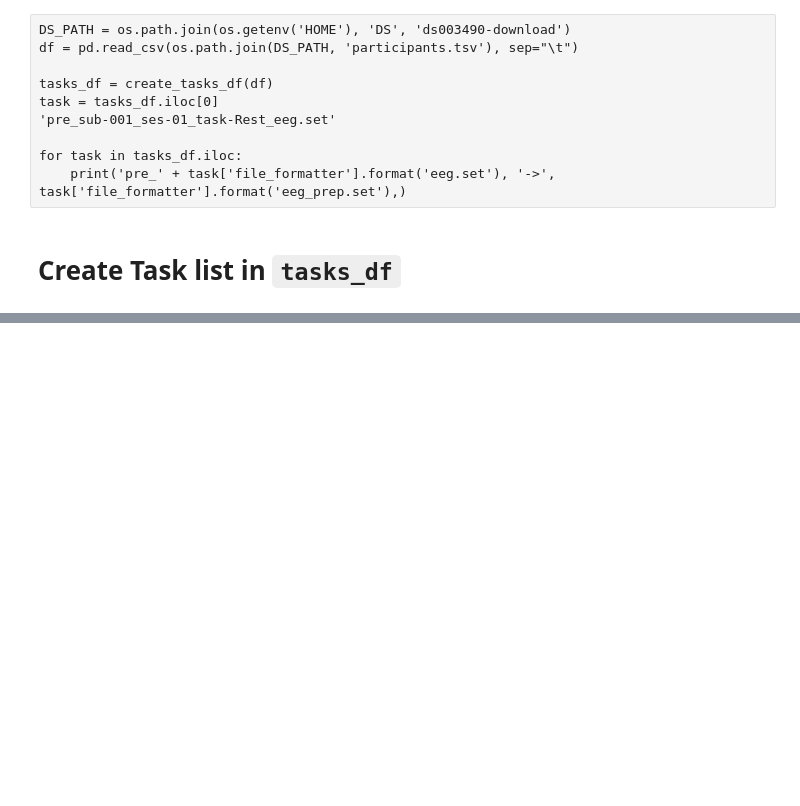
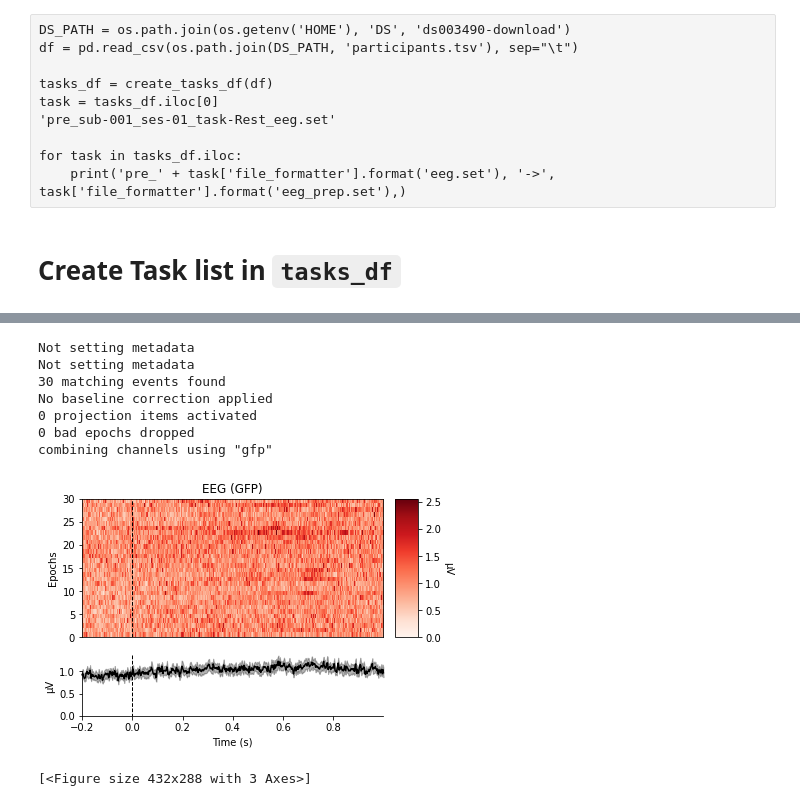
Before and after one commit to AIRLab-Sharif/Parkinson-PAC, a Jupyter notebook: python/simple_pipeline.ipynb, the cells around one changed output, grey strips where cells are left out. Cells and saved outputs as stored; diff of their text form; code cells hidden in the pictures; blank space fills up the shorter version.

```diff
--- a/python/simple_pipeline.ipynb
+++ b/python/simple_pipeline.ipynb
@@ -245,0 +250,39 @@ finished
+# %%
+task = tasks_df.iloc[0]
+if 1:
+#     if (check_completed(task)):
+#         return
+
+    raw = mne.io.read_raw_eeglab(os.path.join(task['dir'], 'pre_' + task['file_formatter'].format('eeg.set')),
+                                 preload=True, verbose=0)
+    # raw.drop_channels(['X', 'Y', 'Z'])
+    raw.drop_channels(['VEOG'])
+    raw.set_eeg_reference()
+
+    for ch in raw._data:
+        ch -= ch.mean()
+        ch /= ch.std()
+        ch *= 1e-6
+
+    # create_elc_file(task)
+    # montage = mne.channels.read_custom_montage(os.path.join(
+    #     task.dir, task.file_formatter.format('electrodes.elc')))
+    montage = mne.channels.read_custom_montage('Standard-10-20-Cap81.locs')
+    raw.set_montage(montage)
+
+    # mne.viz.plot_topomap(raw._data[:, 194000], raw.info, axes=ax,
+    #                      show=False)
+
+    eeg_picks = mne.pick_types(raw.info, eeg=True, meg=False, eog=True)
+    # freqs = (60, 120, 180, 240)
+    # raw_notch = raw.copy().notch_filter(freqs=freqs, picks=eeg_picks, verbose=0)
+    # raw_filtered = raw_notch.copy().filter(l_freq=1, h_freq=150, verbose=0)
+
+    events, event_dict = mne.events_from_annotations(raw, verbose=0)
+    epochs = mne.Epochs(raw, events, event_id=event_dict,
+                        tmin=-0.2, tmax=1, preload=True, verbose=0)
+
+    selected_events = ['S200', 'S201', 'S202']
+    erps = {}
+    for ev in selected_events:
+        erps[ev] = epochs[ev].average()
@@ -245,0 +331,13 @@ finished
+# %%
+epo = epochs['S200']
+epo.plot_image()
+# %% [output]
+Not setting metadata
+Not setting metadata
+30 matching events found
+No baseline correction applied
+0 projection items activated
+0 bad epochs dropped
+combining channels using "gfp"
+[figure, added]
+[<Figure size 432x288 with 3 Axes>]
```
Also changed, not shown: parts of 9 cells of this notebook, 2 other files.
